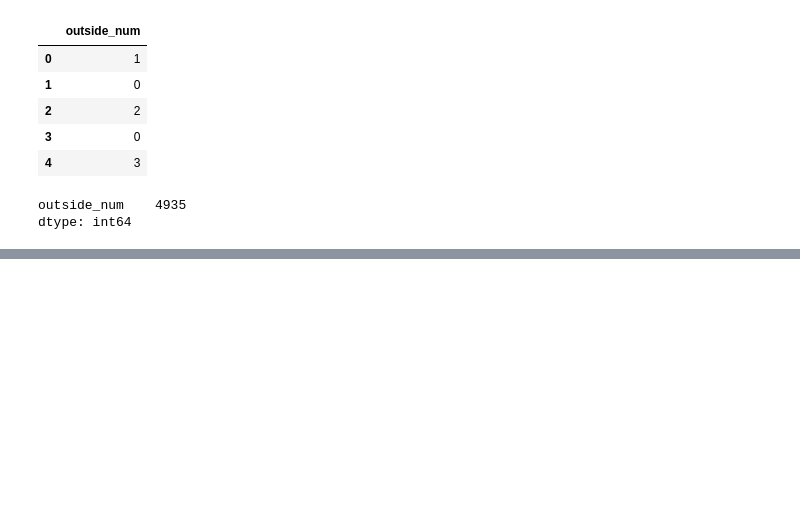
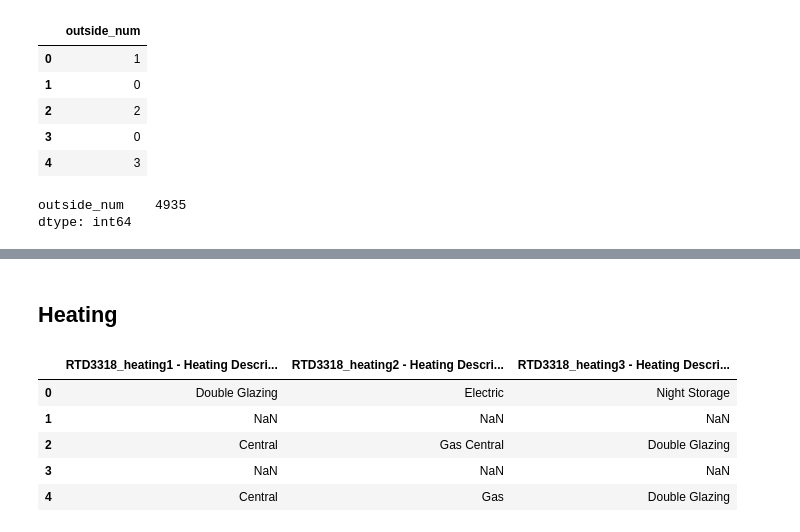
Before and after one commit to luowx0905/Individual-Project, a Jupyter notebook: sell property/read_dataset/read_property_data.ipynb, the cells around one changed output, grey strips where cells are left out. Drawn from its saved outputs; the diff is of its cells as text; code cells hidden in the pictures; blank space fills up the shorter version.

```diff
--- a/sell property/read_dataset/read_property_data.ipynb
+++ b/sell property/read_dataset/read_property_data.ipynb
@@ -337,0 +361,13 @@ dtype: int64
+# %% [markdown]
+## Heating
+# %%
+heating_names = list(filter(lambda s: "heating" in s, data.columns))
+heating = data[heating_names].copy()
+heating.head()
+# %% [output]
+|  | RTD3318_heating1 - Heating Descri... | RTD3318_heating2 - Heating Descri... | RTD3318_heating3 - Heating Descri... |
+| 0 | Double Glazing | Electric | Night Storage |
+| 1 | NaN | NaN | NaN |
+| 2 | Central | Gas Central | Double Glazing |
+| 3 | NaN | NaN | NaN |
+| 4 | Central | Gas | Double Glazing |
```
Also changed, not shown: parts of 19 cells of this notebook, 5 other files.
